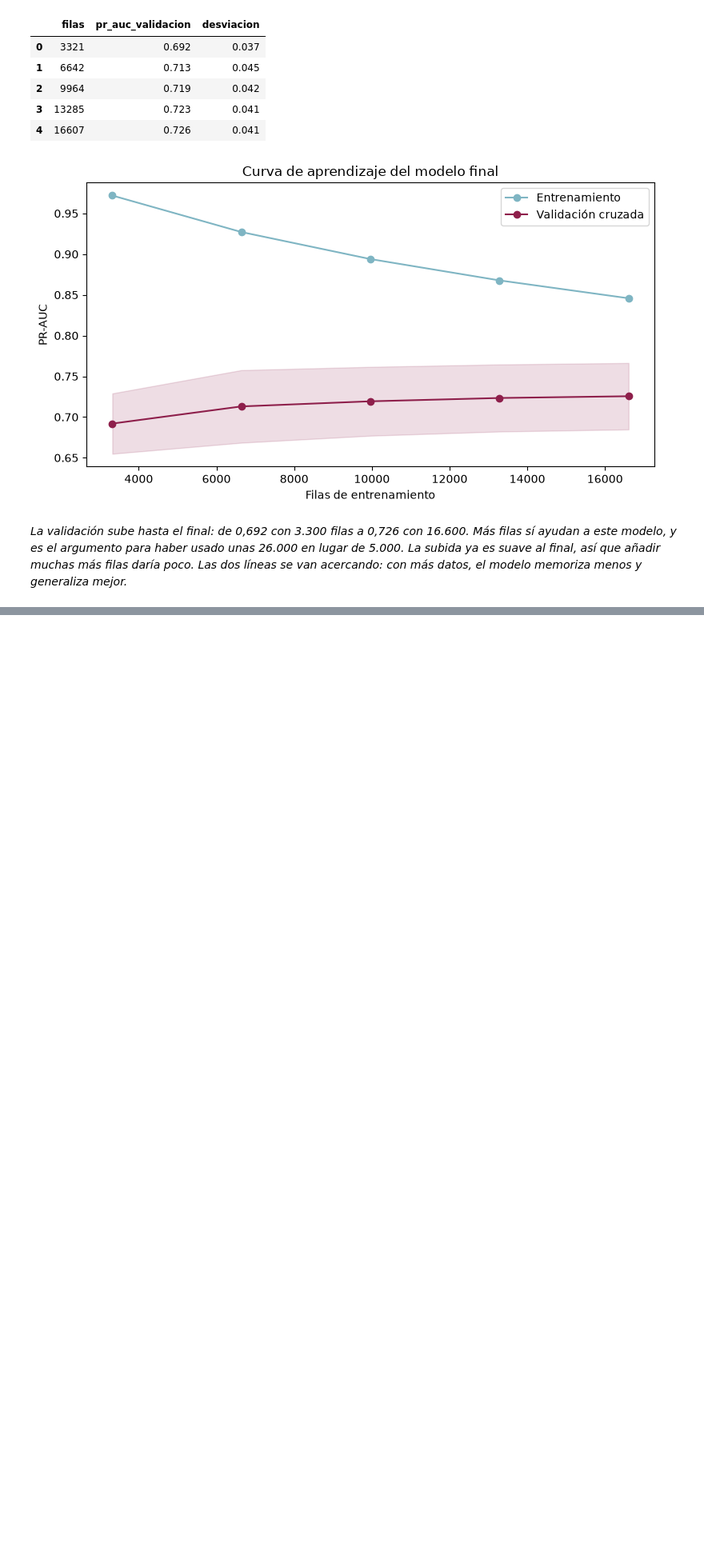
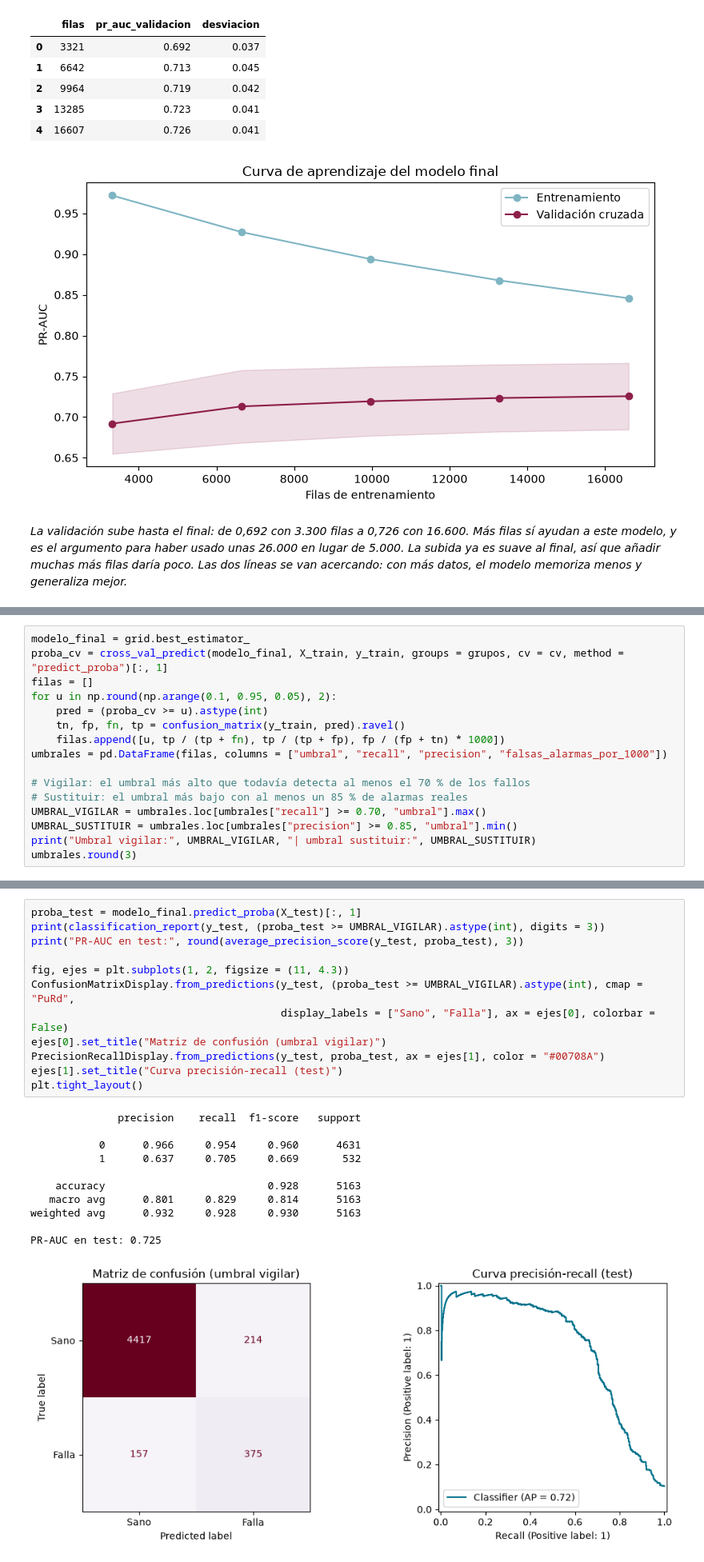
Before and after one commit to Sheilalbgar/uptime-guard, a Jupyter notebook: notebooks/03_Entrenamiento_Evaluacion.ipynb, the cells around one changed output, grey strips where cells are left out. Shown at 80% size. Saved outputs shown, nothing was run; the diff lists cells and outputs as text; blank space fills up the shorter version.

Commit message:
03: ROI, modelo guardado y ejecucion completa del notebook

```diff
--- a/notebooks/03_Entrenamiento_Evaluacion.ipynb
+++ b/notebooks/03_Entrenamiento_Evaluacion.ipynb
@@ -401,0 +465,16 @@ pd.DataFrame({"filas": tamanos, "pr_auc_validacion": val_sc.mean(axis = 1).round
+# %%
+modelo_final = grid.best_estimator_
+proba_cv = cross_val_predict(modelo_final, X_train, y_train, groups = grupos, cv = cv, method = "predict_proba")[:, 1]
+filas = []
+for u in np.round(np.arange(0.1, 0.95, 0.05), 2):
+    pred = (proba_cv >= u).astype(int)
+    tn, fp, fn, tp = confusion_matrix(y_train, pred).ravel()
+    filas.append([u, tp / (tp + fn), tp / (tp + fp), fp / (fp + tn) * 1000])
+umbrales = pd.DataFrame(filas, columns = ["umbral", "recall", "precision", "falsas_alarmas_por_1000"])
+
+# Vigilar: el umbral más alto que todavía detecta al menos el 70 % de los fallos
+# Sustituir: el umbral más bajo con al menos un 85 % de alarmas reales
+UMBRAL_VIGILAR = umbrales.loc[umbrales["recall"] >= 0.70, "umbral"].max()
+UMBRAL_SUSTITUIR = umbrales.loc[umbrales["precision"] >= 0.85, "umbral"].min()
+print("Umbral vigilar:", UMBRAL_VIGILAR, "| umbral sustituir:", UMBRAL_SUSTITUIR)
+umbrales.round(3)
@@ -401,0 +513,24 @@ pd.DataFrame({"filas": tamanos, "pr_auc_validacion": val_sc.mean(axis = 1).round
+# %%
+proba_test = modelo_final.predict_proba(X_test)[:, 1]
+print(classification_report(y_test, (proba_test >= UMBRAL_VIGILAR).astype(int), digits = 3))
+print("PR-AUC en test:", round(average_precision_score(y_test, proba_test), 3))
+
+fig, ejes = plt.subplots(1, 2, figsize = (11, 4.3))
+ConfusionMatrixDisplay.from_predictions(y_test, (proba_test >= UMBRAL_VIGILAR).astype(int), cmap = "PuRd",
+                                        display_labels = ["Sano", "Falla"], ax = ejes[0], colorbar = False)
+ejes[0].set_title("Matriz de confusión (umbral vigilar)")
+PrecisionRecallDisplay.from_predictions(y_test, proba_test, ax = ejes[1], color = "#00708A")
+ejes[1].set_title("Curva precisión-recall (test)")
+plt.tight_layout()
+# %% [output]
+              precision    recall  f1-score   support
+
+           0      0.966     0.954     0.960      4631
+           1      0.637     0.705     0.669       532
+
+    accuracy                          0.928      5163
+   macro avg      0.801     0.829     0.814      5163
+weighted avg      0.932     0.928     0.930      5163
+
+PR-AUC en test: 0.725
+[figure, added]
```
Also changed, not shown: parts of 35 cells of this notebook, 4 other files.
